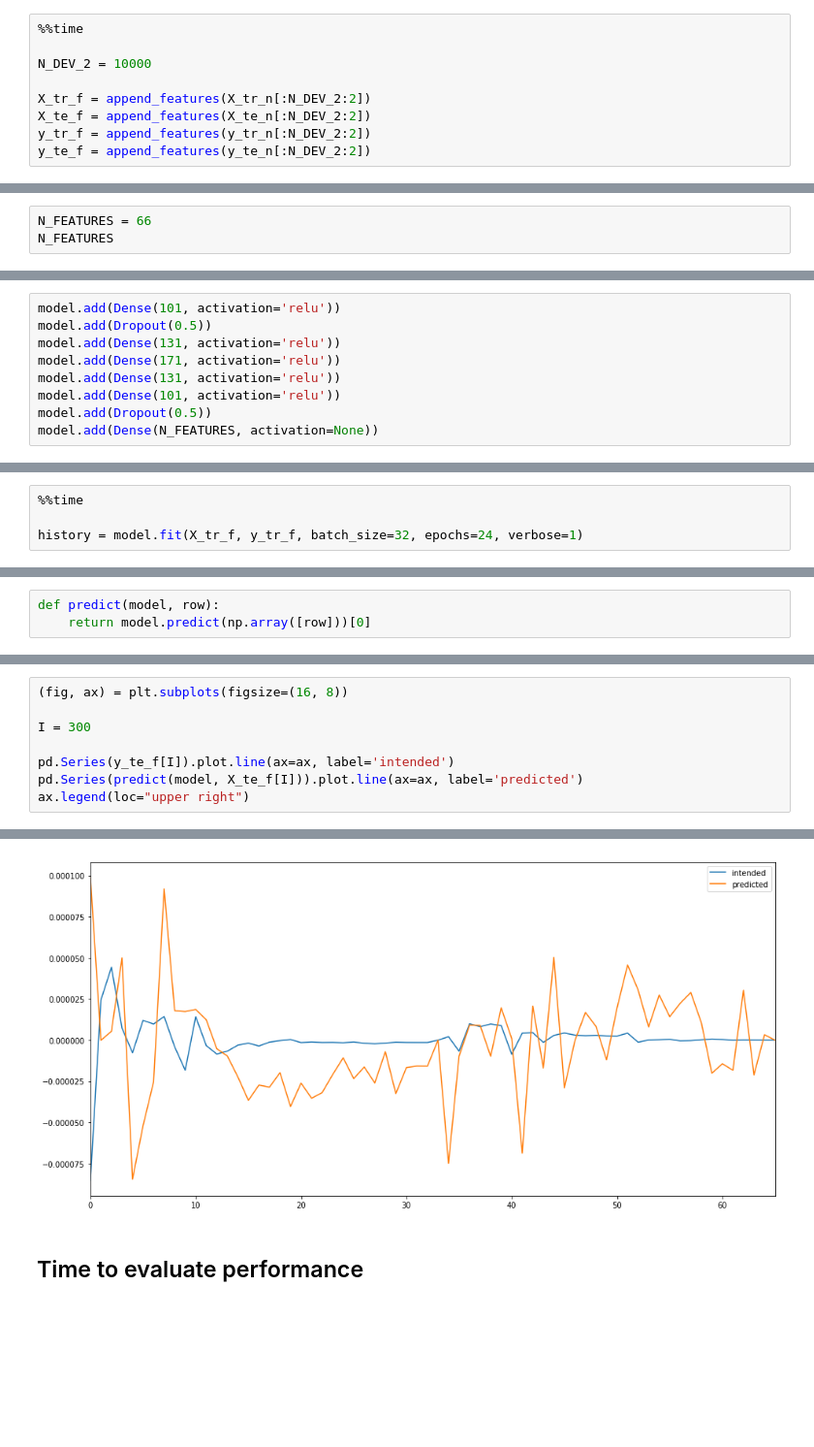
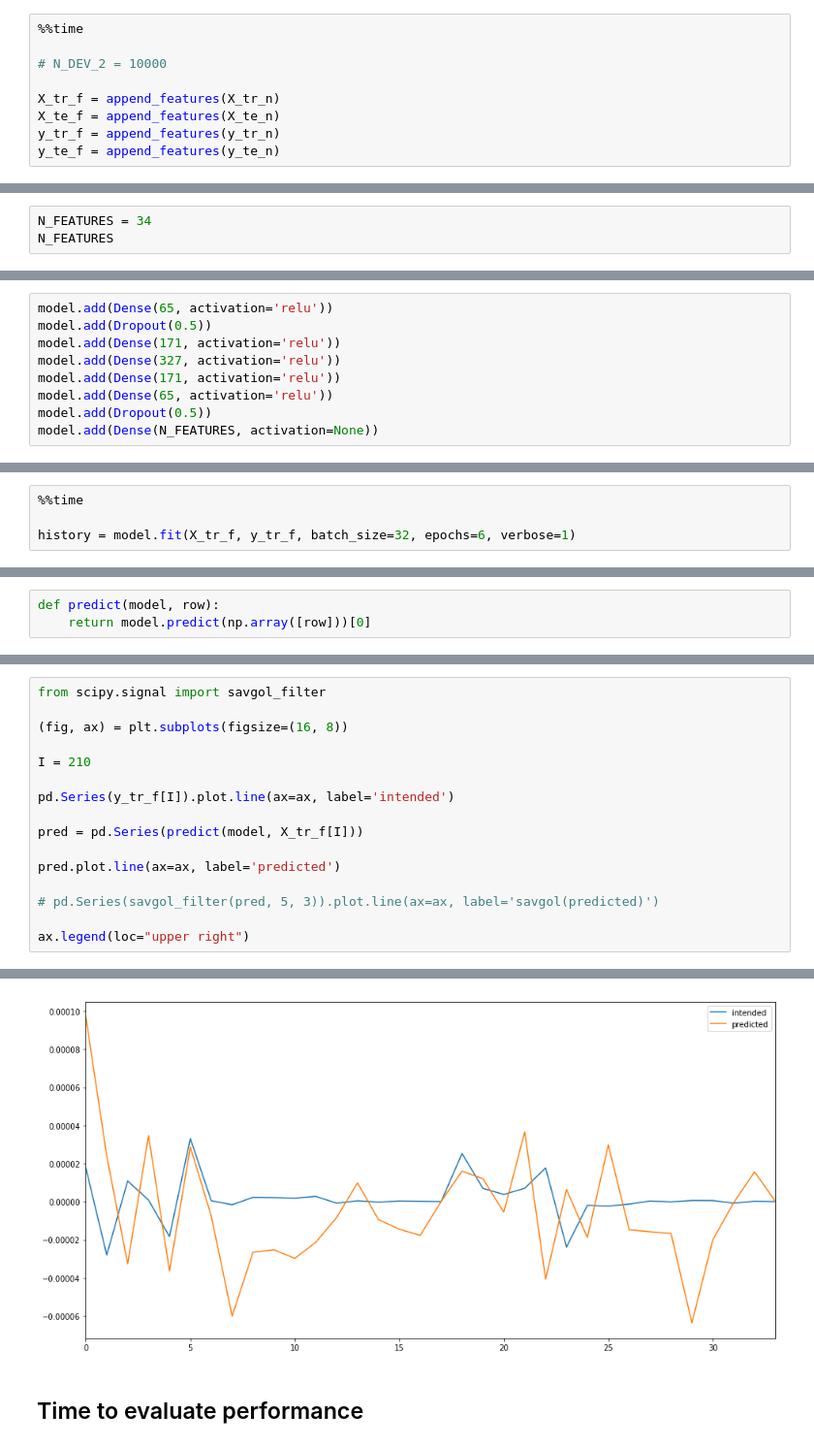
Before and after one commit to naissur/lextac-amp-modelling, a Jupyter notebook: mvp.ipynb, the cells around one changed output, grey strips where cells are left out. Shown at 97% size. Cells and saved outputs as stored; diff of their text form; blank space fills up the shorter version.

Commit message:
Started making reasonable predictions

```diff
--- a/mvp.ipynb
+++ b/mvp.ipynb
@@ -554,10 +535,10 @@ array([[ 2.35705316e-05, -1.81903035e-05, -3.12904936e-06,
 # %%
 %%time
 
-N_DEV_2 = 10000
+# N_DEV_2 = 10000
 
-X_tr_f = append_features(X_tr_n[:N_DEV_2:2])
-X_te_f = append_features(X_te_n[:N_DEV_2:2])
-y_tr_f = append_features(y_tr_n[:N_DEV_2:2])
-y_te_f = append_features(y_te_n[:N_DEV_2:2])
+X_tr_f = append_features(X_tr_n)
+X_te_f = append_features(X_te_n)
+y_tr_f = append_features(y_tr_n)
+y_te_f = append_features(y_te_n)
 # %% [output]
@@ -622,4 +616,4 @@ y_te_f = y_te_f[test_shuffle_index][0]
 # %%
-N_FEATURES = 66
+N_FEATURES = 34
 N_FEATURES
 # %% [output]
@@ -666,12 +652,12 @@ model
 # %% [output]
 <keras.engine.sequential.Sequential at 0x...>
 # %%
-model.add(Dense(101, activation='relu'))
+model.add(Dense(65, activation='relu'))
 model.add(Dropout(0.5))
-model.add(Dense(131, activation='relu'))
 model.add(Dense(171, activation='relu'))
-model.add(Dense(131, activation='relu'))
-model.add(Dense(101, activation='relu'))
+model.add(Dense(327, activation='relu'))
+model.add(Dense(171, activation='relu'))
+model.add(Dense(65, activation='relu'))
 model.add(Dropout(0.5))
 model.add(Dense(N_FEATURES, activation=None))
 # %%
@@ -687,5 +673,5 @@ model.compile(loss='mean_squared_error',
 # %%
 %%time
 
-history = model.fit(X_tr_f, y_tr_f, batch_size=32, epochs=24, verbose=1)
+history = model.fit(X_tr_f, y_tr_f, batch_size=32, epochs=6, verbose=1)
 # %% [output]
@@ -772,14 +739,22 @@ array([ 9.90542176e-05, -1.02761987e-07,  5.40446126e-06,  5.00053211e-05,
 # %%
+from scipy.signal import savgol_filter
+
 (fig, ax) = plt.subplots(figsize=(16, 8))
 
-I = 300
+I = 210
 
-pd.Series(y_te_f[I]).plot.line(ax=ax, label='intended')
-pd.Series(predict(model, X_te_f[I])).plot.line(ax=ax, label='predicted')
+pd.Series(y_tr_f[I]).plot.line(ax=ax, label='intended')
+
+pred = pd.Series(predict(model, X_tr_f[I]))
+
+pred.plot.line(ax=ax, label='predicted')
+
+# pd.Series(savgol_filter(pred, 5, 3)).plot.line(ax=ax, label='savgol(predicted)')
+
 ax.legend(loc="upper right")
 # %% [output]
 <matplotlib.legend.Legend at 0x...>
-[figure, old version]
+[figure, new version]
 # %% [markdown]
 ## Time to evaluate performance
 # %%
```
Also changed, not shown: parts of 47 cells of this notebook.
